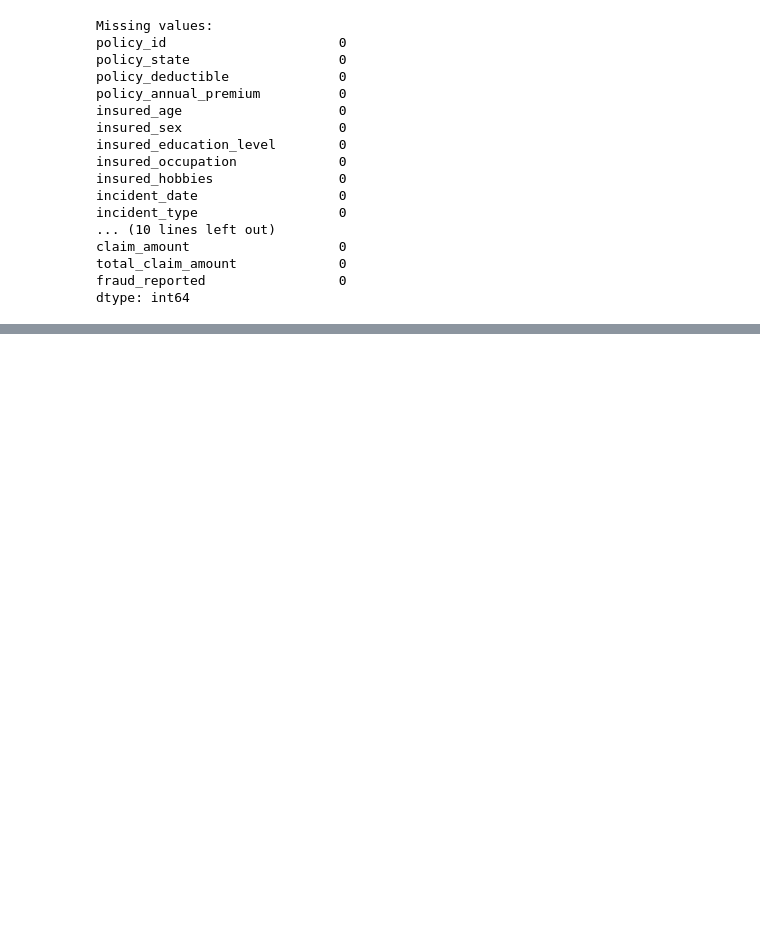
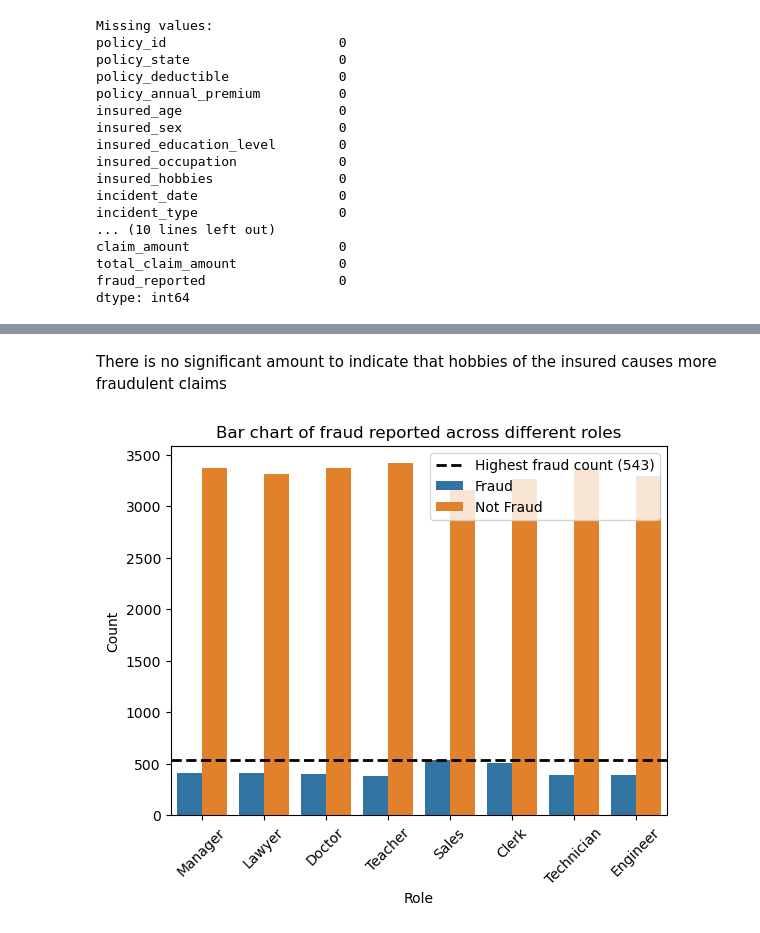
Before and after one commit to fahime10/Car-Insurance-Fraud-Detection, a Jupyter notebook: notebooks/car_insurance_fraud_eda.ipynb, the cells around one changed output, grey strips where cells are left out. Cells and saved outputs as stored; diff of their text form; code cells hidden in the pictures; blank space fills up the shorter version.

```diff
--- a/notebooks/car_insurance_fraud_eda.ipynb
+++ b/notebooks/car_insurance_fraud_eda.ipynb
@@ -121,0 +284,27 @@ dtype: int64
+# %% [markdown]
+There is no significant amount to indicate that hobbies of the insured causes more fraudulent claims
+# %%
+highest_fraud_count = (
+    df[df['fraud_reported'] == 'Y']['insured_occupation']
+    .value_counts()
+    .max()
+)
+
+ax = sns.countplot(data=df, x='insured_occupation', hue='fraud_reported')
+plt.axhline(
+    y=highest_fraud_count,
+    color='black',
+    linestyle='--',
+    linewidth=2,
+    label=f'Highest fraud count ({highest_fraud_count})'
+)
+
+plt.xlabel('Role')
+plt.ylabel('Count')
+plt.title('Bar chart of fraud reported across different roles')
+handles,labels = ax.get_legend_handles_labels()
+ax.legend(handles, [f'Highest fraud count ({highest_fraud_count})', 'Fraud', 'Not Fraud'])
+plt.xticks(rotation=45)
+plt.show()
+# %% [output]
+[figure, added]
```
Also changed, not shown: parts of 30 cells of this notebook.
